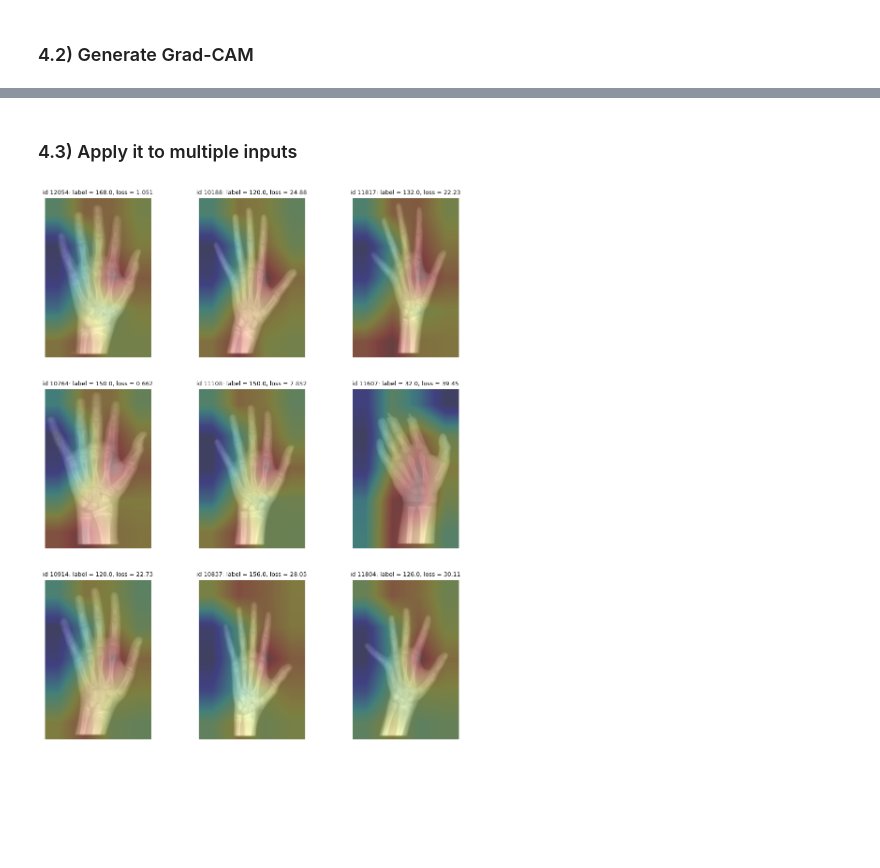
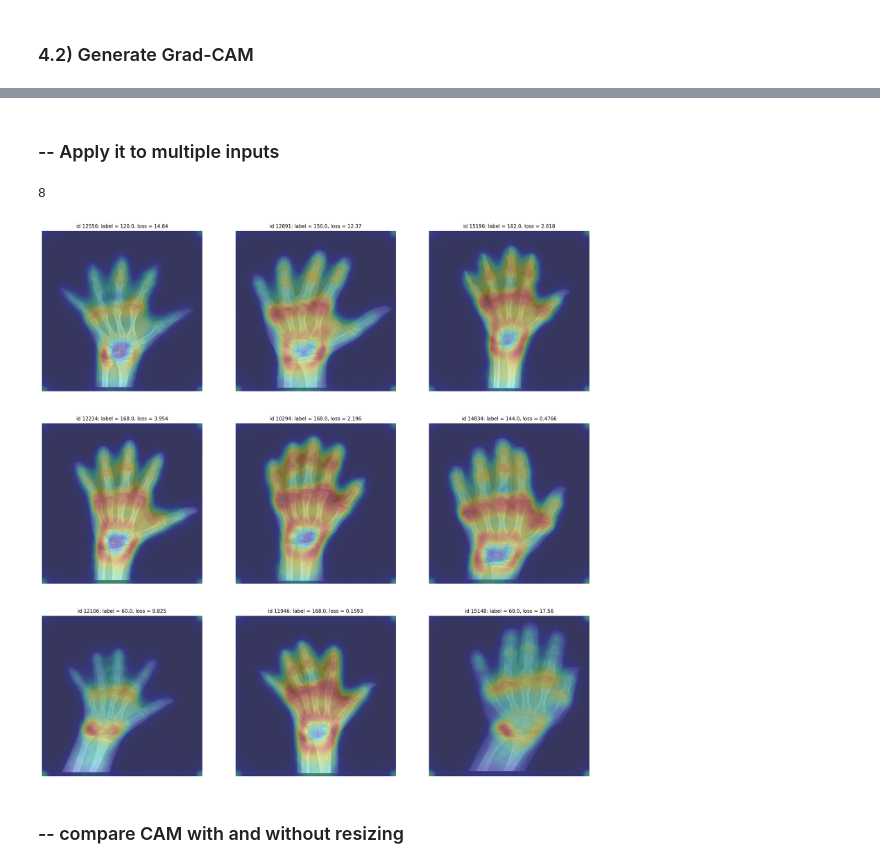
Before and after one commit to Eliaass/Bone-age-prediction-model, a Jupyter notebook: tests-sara/main.ipynb, the cells around one changed output, grey strips where cells are left out. Drawn from its saved outputs; the diff is of its cells as text; code cells hidden in the pictures; blank space fills up the shorter version.

```diff
--- a/tests-sara/main.ipynb
+++ b/tests-sara/main.ipynb
@@ -174,5 +193,7 @@ torch.save({
 # %% [markdown]
 ## 4) GRAD-Cam
+# %%
+output_dir = path.join(getcwd(), "output")
 # %% [markdown]
 ### 4.1) Set the target layer
 You need to define the target layer: usually the last convolutional layer from whichever backbone model you chose.
@@ -201,9 +228,7 @@ resized_cam = grad_cam.resize_cam(cam, target_image_size)
 # %%
 pred = model(u_img, u_gender)
 # %%
-img = img.squeeze(0).cpu()
-plt.imshow(resized_cam, cmap='jet_r', alpha=0.5)
-plt.imshow(img, cmap='gray', alpha=0.5)
-plt.axis('off')
-plt.title(f"id {idx}: label = {age:.4} vs. pred = {pred.item():.4}")
-plt.show()
+img = denormalize(img).squeeze(0).cpu()
+
+# if 3 color channels:
+img = img.permute(1, 2, 0)
@@ -212,28 +250,48 @@ plt.show()
 # %% [markdown]
-### 4.3) Apply it to multiple inputs
+### -- Apply it to multiple inputs
+# %%
+n = 9
+nrows = 3
+ncols = 3
 # %%
-rand_inputs = val_dataset.get_random_items(9)
+rand_inputs = val_dataset.get_random_items(n)
 # %%
-fig, ax = plt.subplots(nrows=3, ncols=3, sharex=True, sharey=False)
-fig.set_figheight(15)
-fig.set_figwidth(12)
+fig, ax = plt.subplots(nrows=nrows, ncols=ncols, figsize=(6 * ncols, 6 * nrows), dpi=150)
 
-for test_input, sub_plot in zip(rand_inputs, fig.axes):
+for i, test_input, sub_plot in zip(range(n), rand_inputs, fig.axes):
+
+    print(f"{i}", end='\r')
 
     img, gender, age, idx = test_input
     u_img = img.unsqueeze(0).to(device)
     u_gender = gender.unsqueeze(0).to(device)
 
     cam = grad_cam.generate(u_img, u_gender)
     cam = cam.cpu()
     resized_cam = grad_cam.resize_cam(cam, target_image_size)
 
     pred = model(u_img, u_gender)
 
-    img = img.squeeze(0).cpu()
+    img = denormalize(img).squeeze(0).cpu()
+
+
+    # if 3 color channels:
+    img = img.permute(1, 2, 0)
+
+    sub_plot.imshow(img, cmap='gray', alpha=0.7)
+    sub_plot.set_title(f"id {idx}: label = {age:.4}, loss = {criterion(age, pred.squeeze(0)):.4}", fontsize = 9)
+
     sub_plot.axis('off')
-    sub_plot.imshow(resized_cam, cmap='jet_r', alpha=0.5)
-    sub_plot.imshow(img, cmap='gray', alpha=0.5)
-    sub_plot.set_title(f"id {idx}: label = {age:.4}, loss = {criterion(age, pred.squeeze(0)):.4}", fontsize = 9)
+    sub_plot.imshow(resized_cam, cmap='jet', alpha=0.3)
+
+
+p = path.join(output_dir, f"multiple_rand__cam_over_input")
+makedirs(p, exist_ok=True)
+
+filename = f"{n}_rand_samples_cam_over_input_{len(listdir(p))}.png"
+plt.savefig(path.join(p, filename), dpi=300, bbox_inches='tight')
 # %% [output]
+8
-[figure, old version]
+[figure, new version]
+# %% [markdown]
+### -- compare CAM with and without resizing
```
Also changed, not shown: parts of 28 cells of this notebook, 12 other files.
